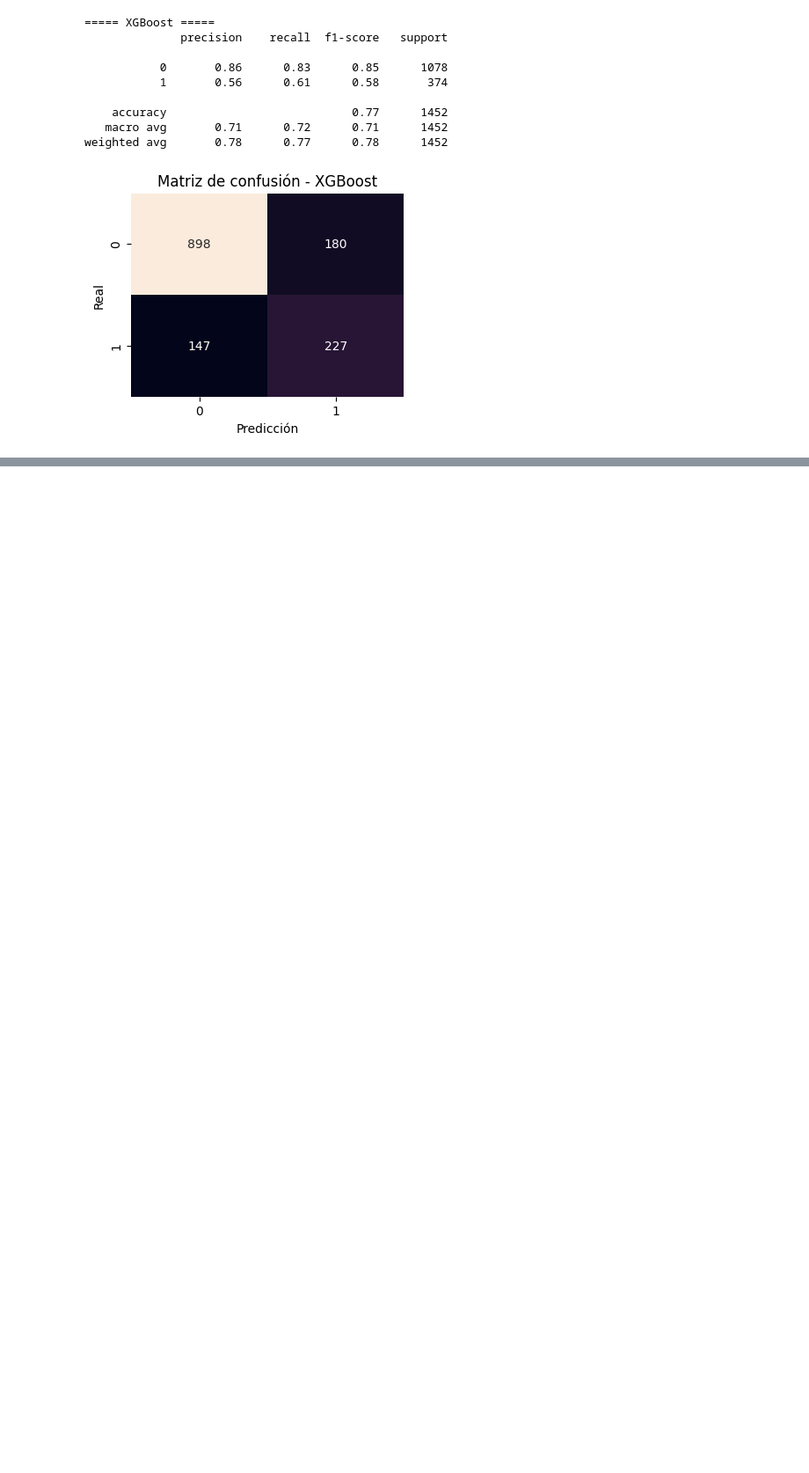
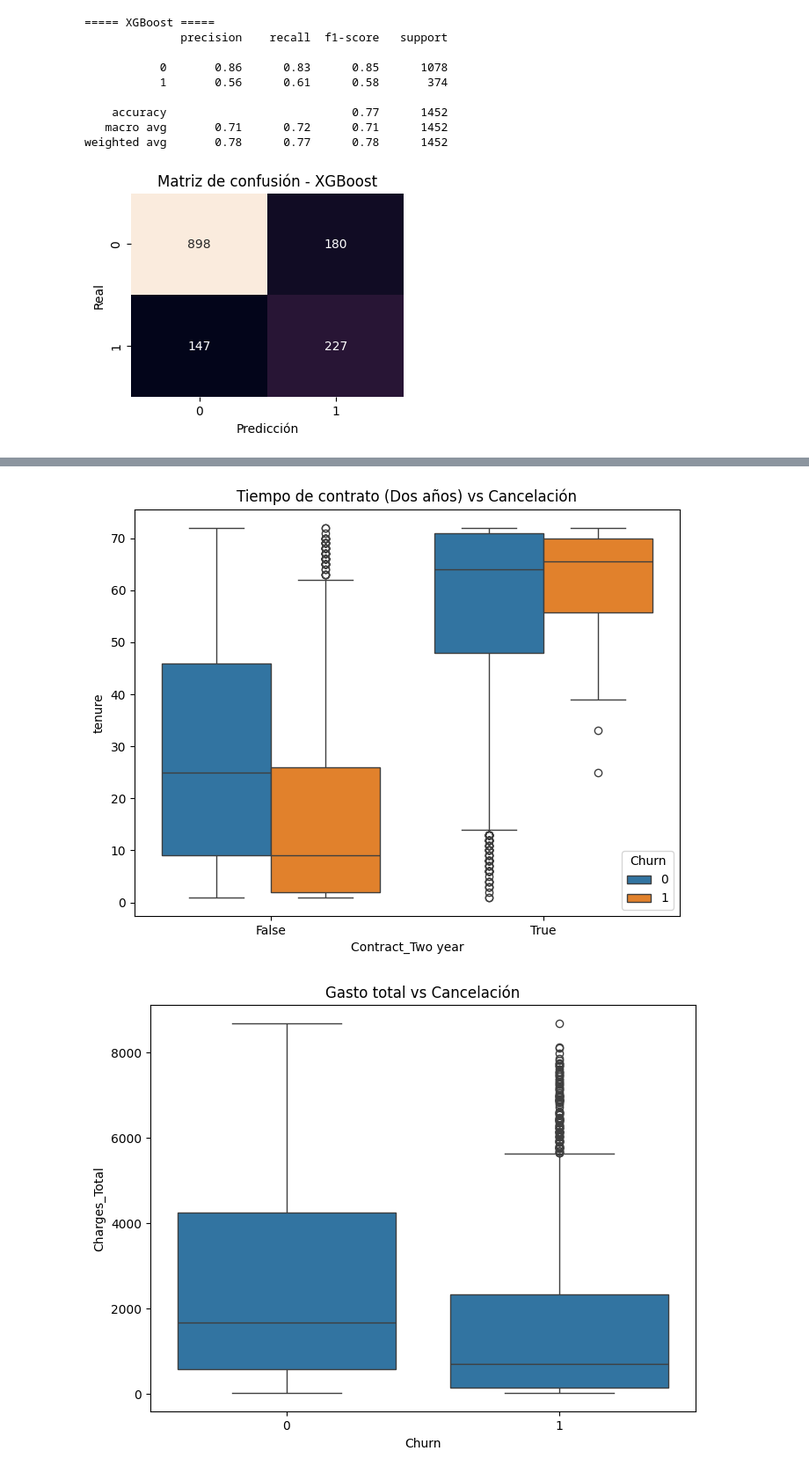
Before and after one commit to AlexTovar31/Challenge_Telecom_2, a Jupyter notebook: TelecomX_2.ipynb, the cells around one changed output, grey strips where cells are left out. Shown at 88% size. Drawn from its saved outputs; the diff is of its cells as text; code cells hidden in the pictures; blank space fills up the shorter version.

```diff
--- a/TelecomX_2.ipynb
+++ b/TelecomX_2.ipynb
@@ -371,0 +504,13 @@ weighted avg       0.78      0.77      0.78      1452
+# %%
+plt.figure(figsize=(8,6))
+sns.boxplot(x=telecomX2["Contract_Two year"], y=telecomX2["tenure"], hue=telecomX2["Churn"])
+plt.title("Tiempo de contrato (Dos años) vs Cancelación")
+plt.show()
+
+plt.figure(figsize=(8,6))
+sns.boxplot(x=telecomX2["Churn"], y=telecomX2["Charges_Total"])
+plt.title("Gasto total vs Cancelación")
+plt.show()
+# %% [output]
+[figure, added]
+[figure, added]
```
Also changed, not shown: parts of 14 cells of this notebook.
